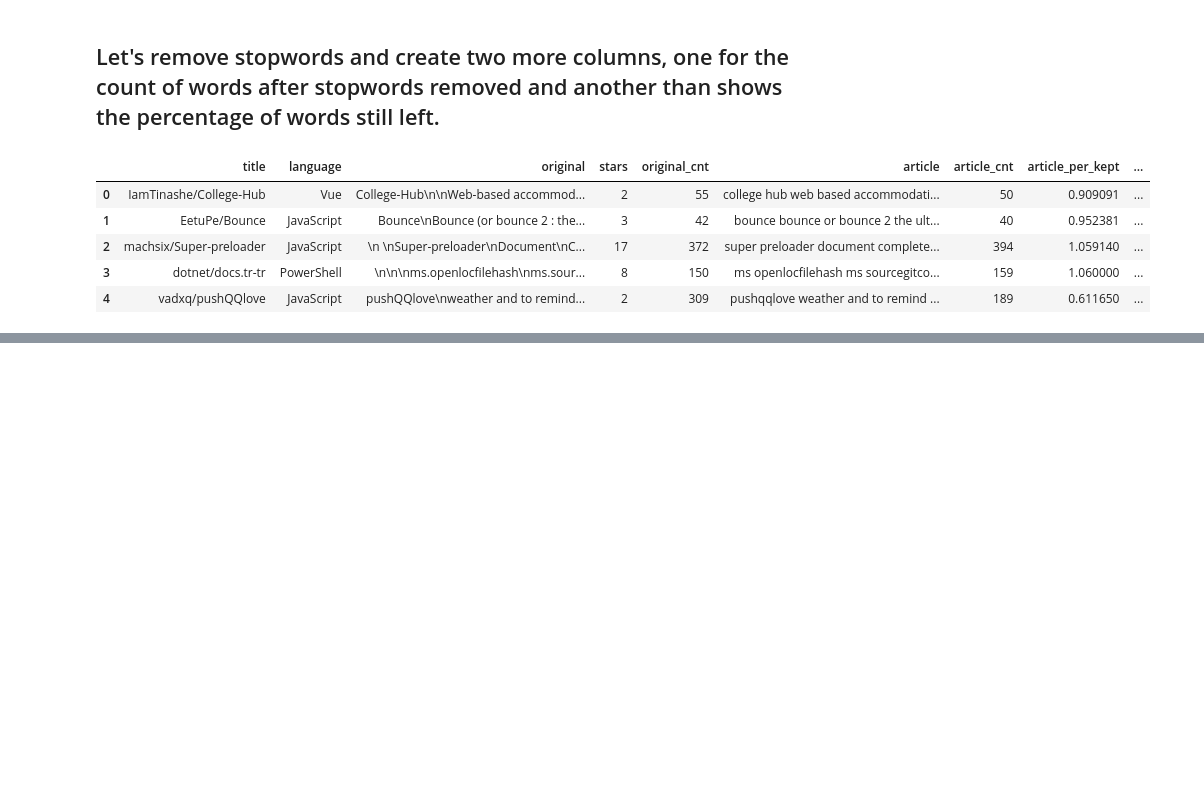
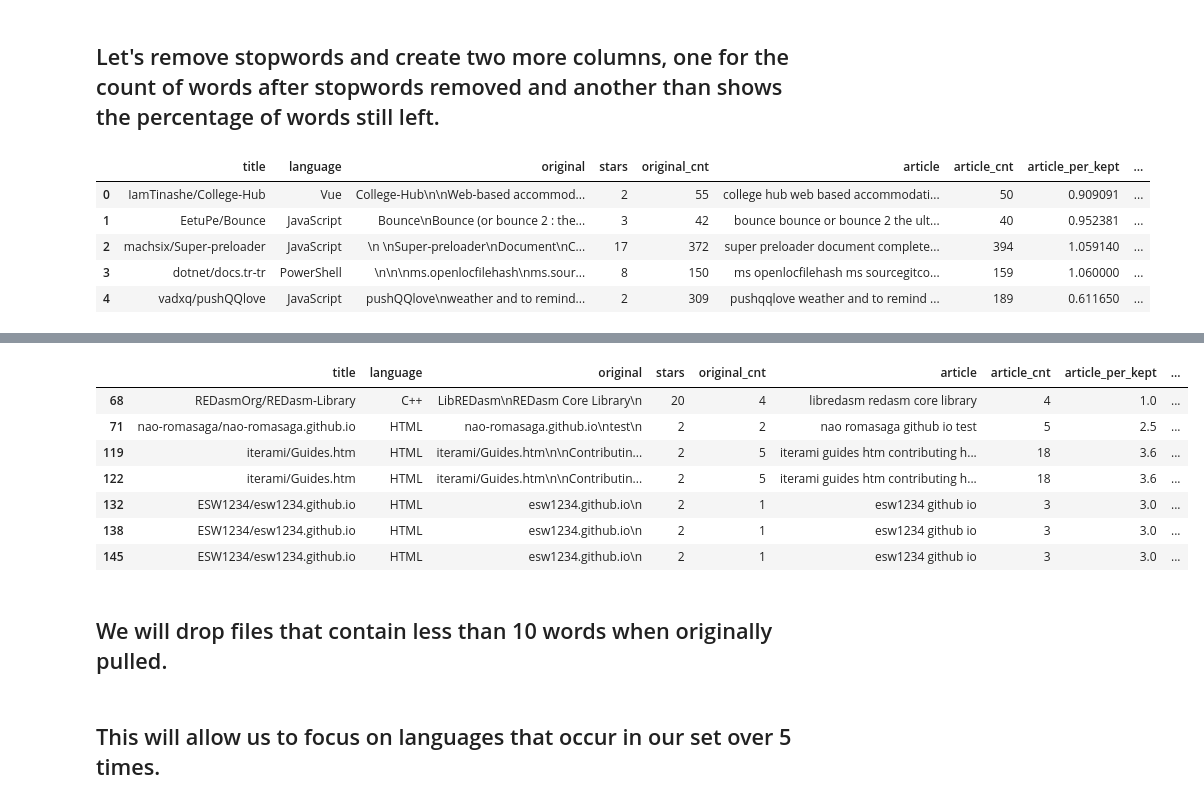
Before and after one commit to codeup-cyber-linguists/languages-classifier, a Jupyter notebook: jb_github_language_classifier.ipynb, the cells around one changed output, grey strips where cells are left out. Cells and saved outputs as stored; diff of their text form; code cells hidden in the pictures; blank space fills up the shorter version.

```diff
--- a/jb_github_language_classifier.ipynb
+++ b/jb_github_language_classifier.ipynb
@@ -341,3 +348,16 @@ df[df.per_stopwords_kept < .6]
 | 125 | OfficeDev/microsoft-teams-sample-... | TypeScript | \n\n\ntopic\nproducts\nlanguages\... | 18 | 1346 | topic products languages extensio... | 1404 | 1.043091 | ... |
 | 143 | machine-learning-apps/Issue-Label... | CSS | \n\nCode for: "How to automate ta... | 84 | 1185 | code for how to automate tasks on... | 1209 | 1.020253 | ... |
 | 150 | machine-learning-apps/Issue-Label... | CSS | \n\nCode for: "How to automate ta... | 84 | 1185 | code for how to automate tasks on... | 1209 | 1.020253 | ... |
+# %%
+df[df.original_cnt < 11]
+# %% [output]
+|  | title | language | original | stars | original_cnt | article | article_cnt | article_per_kept | ... |
+| 68 | REDasmOrg/REDasm-Library | C++ | LibREDasm\nREDasm Core Library\n | 20 | 4 | libredasm redasm core library | 4 | 1.0 | ... |
+| 71 | nao-romasaga/nao-romasaga.github.io | HTML | nao-romasaga.github.io\ntest\n | 2 | 2 | nao romasaga github io test | 5 | 2.5 | ... |
+| 119 | iterami/Guides.htm | HTML | iterami/Guides.htm\n\nContributin... | 2 | 5 | iterami guides htm contributing h... | 18 | 3.6 | ... |
+| 122 | iterami/Guides.htm | HTML | iterami/Guides.htm\n\nContributin... | 2 | 5 | iterami guides htm contributing h... | 18 | 3.6 | ... |
+| 132 | ESW1234/esw1234.github.io | HTML | esw1234.github.io\n | 2 | 1 | esw1234 github io | 3 | 3.0 | ... |
+| 138 | ESW1234/esw1234.github.io | HTML | esw1234.github.io\n | 2 | 1 | esw1234 github io | 3 | 3.0 | ... |
+| 145 | ESW1234/esw1234.github.io | HTML | esw1234.github.io\n | 2 | 1 | esw1234 github io | 3 | 3.0 | ... |
+# %% [markdown]
+## We will drop files that contain less than 10 words when originally pulled.
@@ -343,0 +366,2 @@ df[df.per_stopwords_kept < .6]
+# %% [markdown]
+## This will allow us to focus on languages that occur in our set over 5 times.
```
Also changed, not shown: parts of 55 cells of this notebook.
